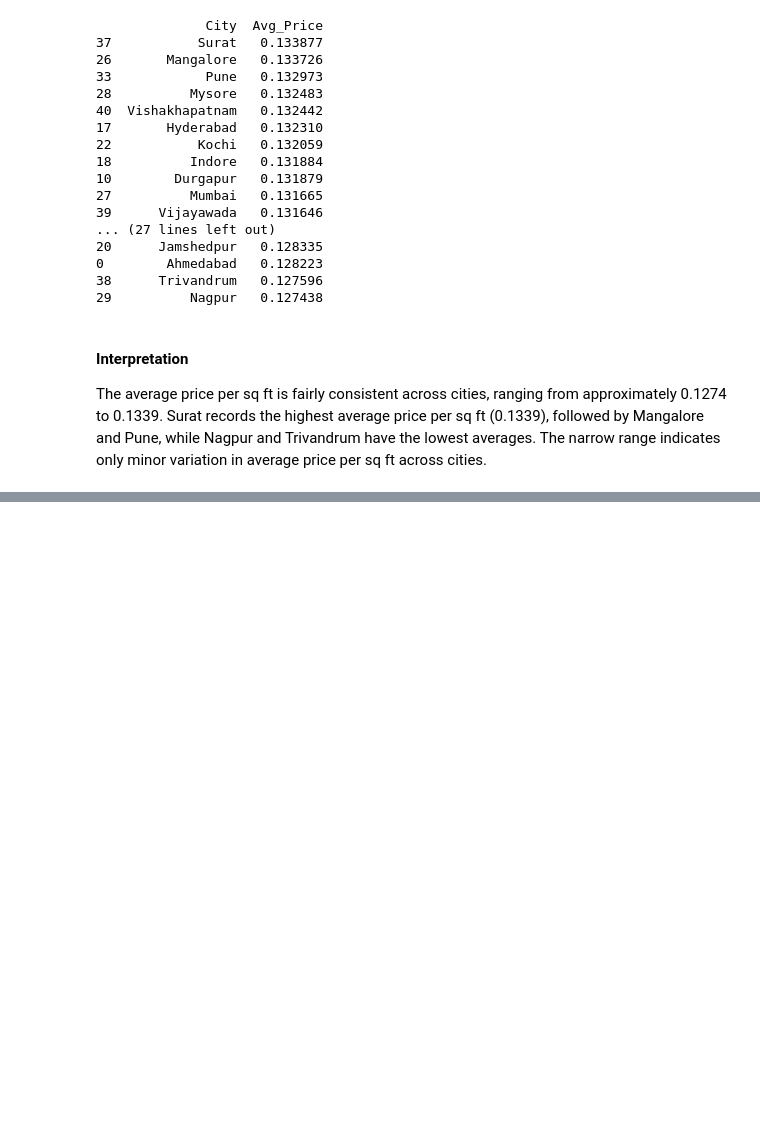
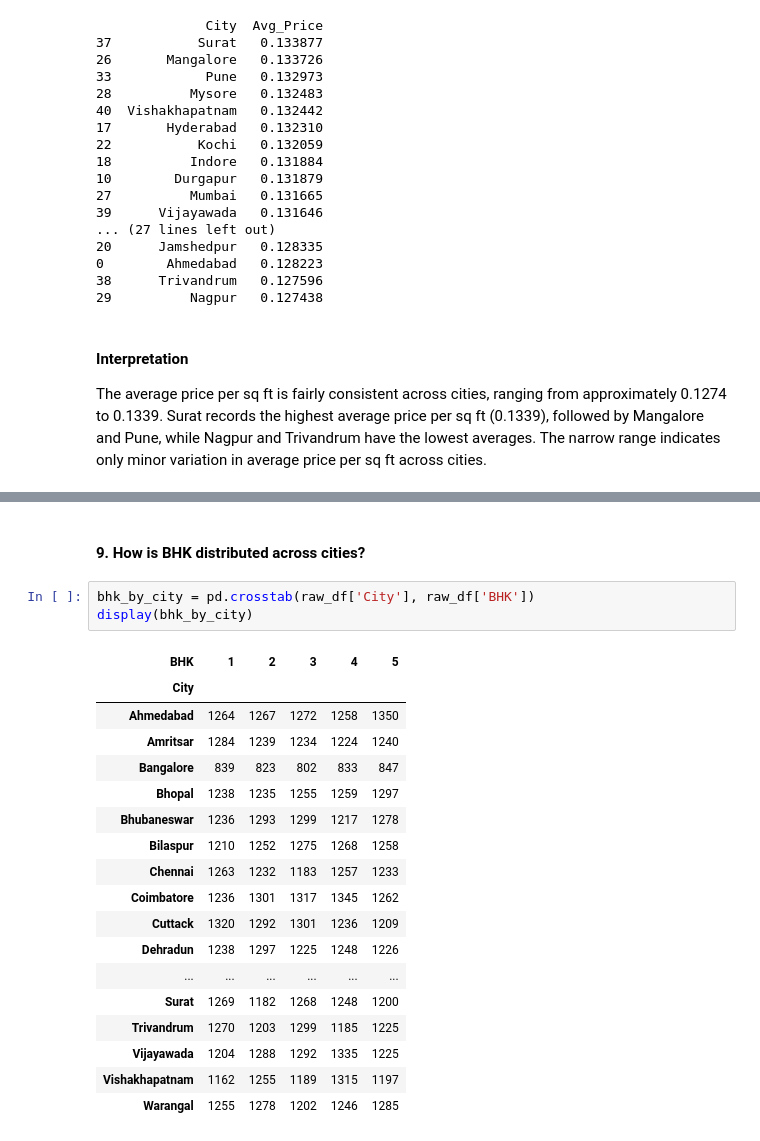
Before and after one commit to mukundnaramesh2605/Real-Estate-Investment-Advisor---Predicting-Property-Profitability-Future-Value, a Jupyter notebook: project.ipynb, the cells around one changed output, grey strips where cells are left out. Cells and saved outputs as stored; diff of their text form; blank space fills up the shorter version.

```diff
--- a/project.ipynb
+++ b/project.ipynb
@@ -313,0 +338,24 @@ The average price per sq ft is fairly consistent across cities, ranging from app
+# %% [markdown]
+#### 9. How is BHK distributed across cities?
+# %%
+bhk_by_city = pd.crosstab(raw_df['City'], raw_df['BHK'])
+display(bhk_by_city)
+# %% [output]
+| BHK | 1 | 2 | 3 | 4 | 5 |
+| City |  |  |  |  |  |
+| Ahmedabad | 1264 | 1267 | 1272 | 1258 | 1350 |
+| Amritsar | 1284 | 1239 | 1234 | 1224 | 1240 |
+| Bangalore | 839 | 823 | 802 | 833 | 847 |
+| Bhopal | 1238 | 1235 | 1255 | 1259 | 1297 |
+| Bhubaneswar | 1236 | 1293 | 1299 | 1217 | 1278 |
+| Bilaspur | 1210 | 1252 | 1275 | 1268 | 1258 |
+| Chennai | 1263 | 1232 | 1183 | 1257 | 1233 |
+| Coimbatore | 1236 | 1301 | 1317 | 1345 | 1262 |
+| Cuttack | 1320 | 1292 | 1301 | 1236 | 1209 |
+| Dehradun | 1238 | 1297 | 1225 | 1248 | 1226 |
+| ... | ... | ... | ... | ... | ... |
+| Surat | 1269 | 1182 | 1268 | 1248 | 1200 |
+| Trivandrum | 1270 | 1203 | 1299 | 1185 | 1225 |
+| Vijayawada | 1204 | 1288 | 1292 | 1335 | 1225 |
+| Vishakhapatnam | 1162 | 1255 | 1189 | 1315 | 1197 |
+| Warangal | 1255 | 1278 | 1202 | 1246 | 1285 |
```
Also changed, not shown: parts of 8 cells of this notebook.
